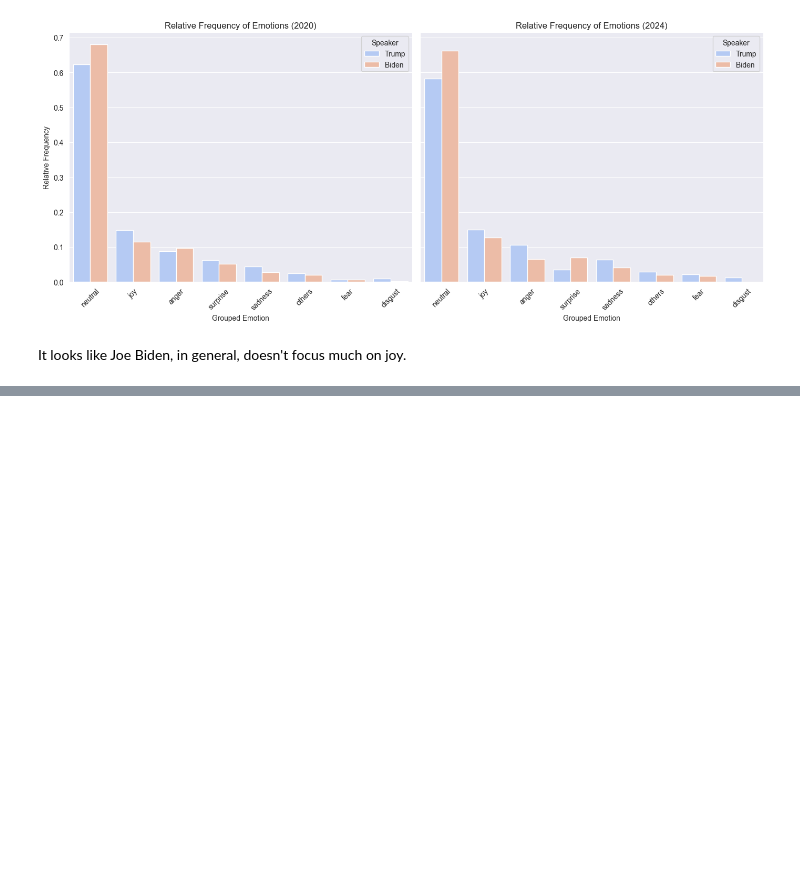
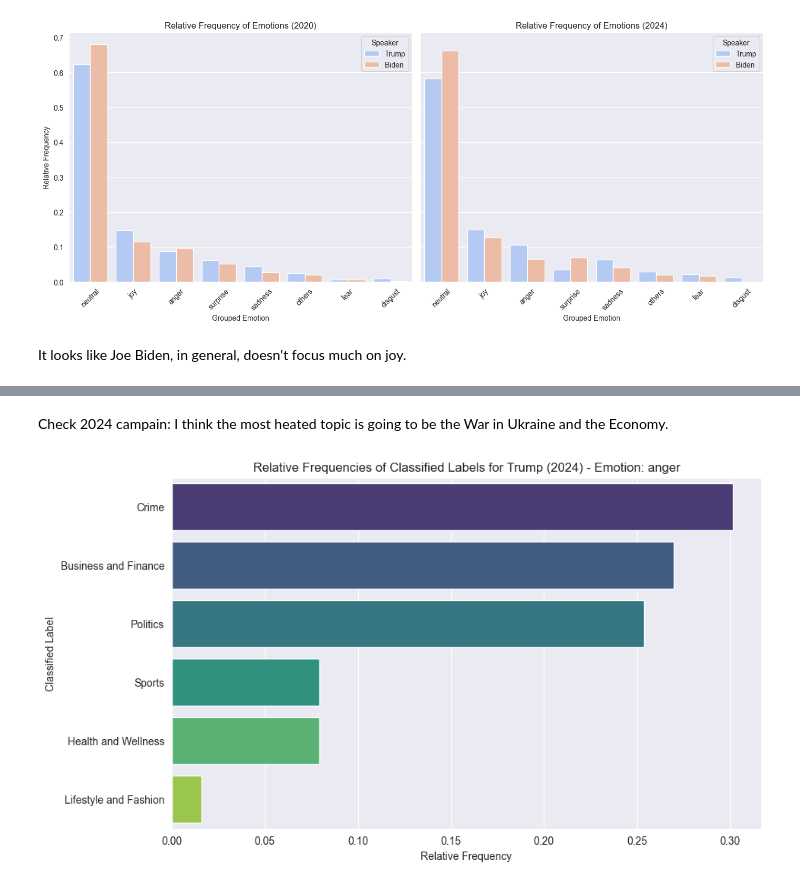
Before and after one commit to chiesastefano/politicalText, a Jupyter notebook: sample.ipynb, the cells around one changed output, grey strips where cells are left out. Cells and saved outputs as stored; diff of their text form; code cells hidden in the pictures; blank space fills up the shorter version.

```diff
--- a/sample.ipynb
+++ b/sample.ipynb
@@ -544,0 +619,7 @@ It looks like Joe Biden, in general, doesn't focus much on joy.
+# %% [markdown]
+Check 2024 campain: I think the most heated topic is going to be the War in Ukraine and the Economy.
+# %%
+from fun import plot_classified_label_frequencies
+plot_classified_label_frequencies(speeches_done, "Trump", 2024, "anger")
+# %% [output]
+[figure, added]
```
Also changed, not shown: parts of 32 cells of this notebook, 2 other files.
